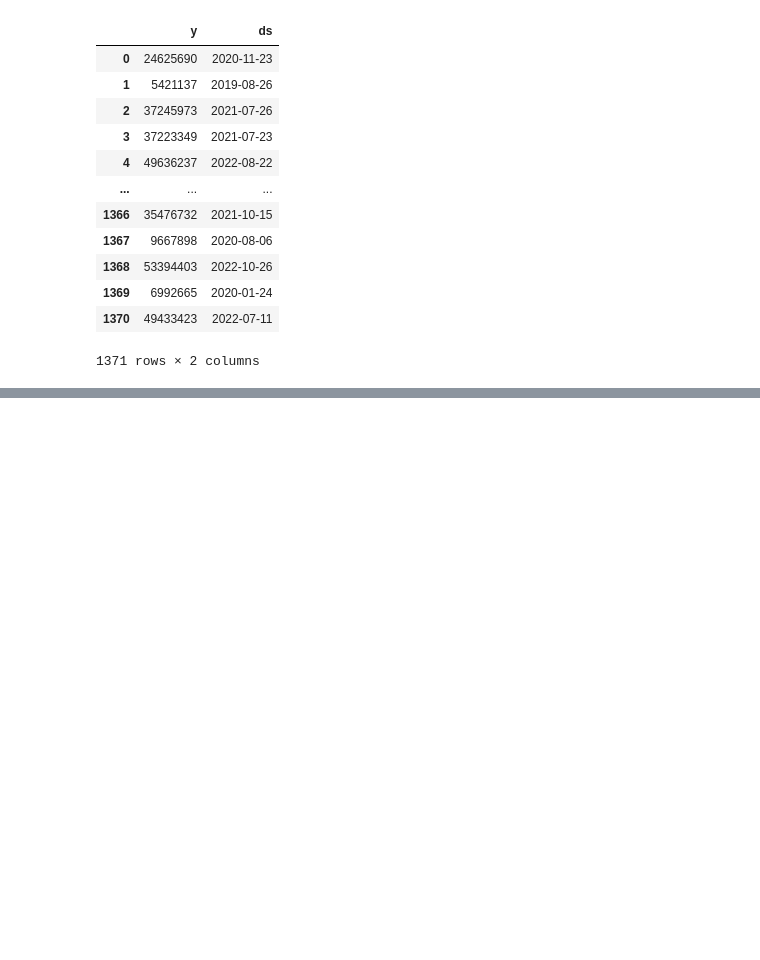
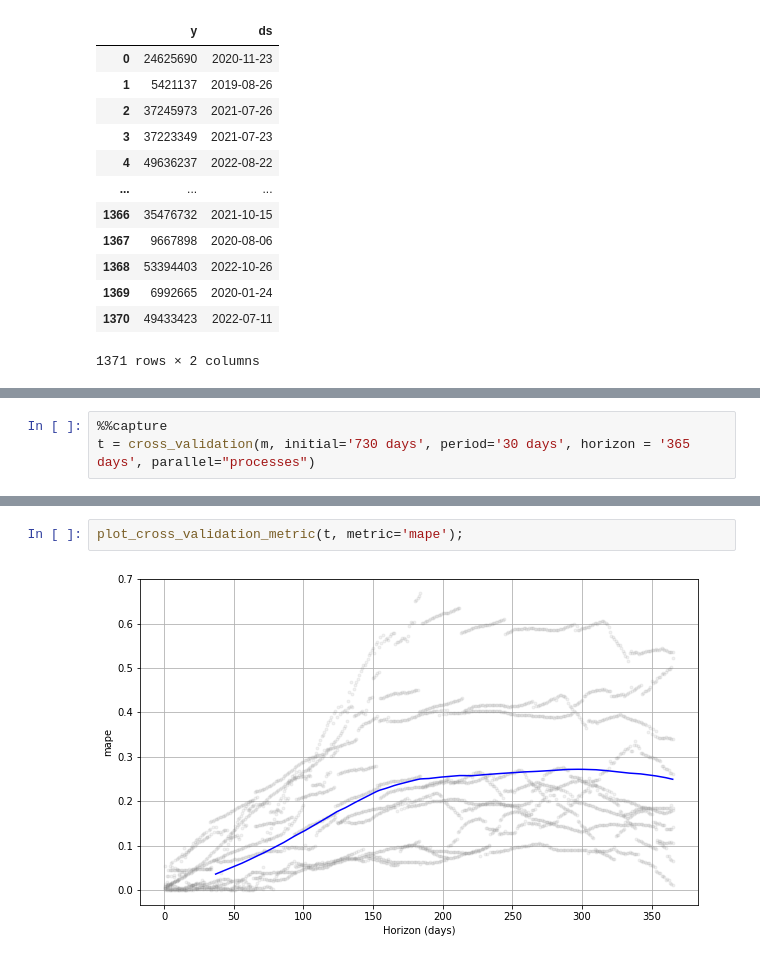
Before and after one commit to xiaoyali123456/inventory_forecasting, a Jupyter notebook: sampling/prophet.ipynb, the cells around one changed output, grey strips where cells are left out. Drawn from its saved outputs; the diff is of its cells as text; blank space fills up the shorter version.

```diff
--- a/sampling/prophet.ipynb
+++ b/sampling/prophet.ipynb
@@ -256,0 +144,3 @@ m.plot(forecast);
+# %%
+%%capture
+t = cross_validation(m, initial='730 days', period='30 days', horizon = '365 days', parallel="processes")
@@ -256,0 +215,4 @@ m.plot(forecast);
+# %%
+plot_cross_validation_metric(t, metric='mape');
+# %% [output]
+[figure, added]
```
Also changed, not shown: parts of 66 cells of this notebook, 4 other files.
